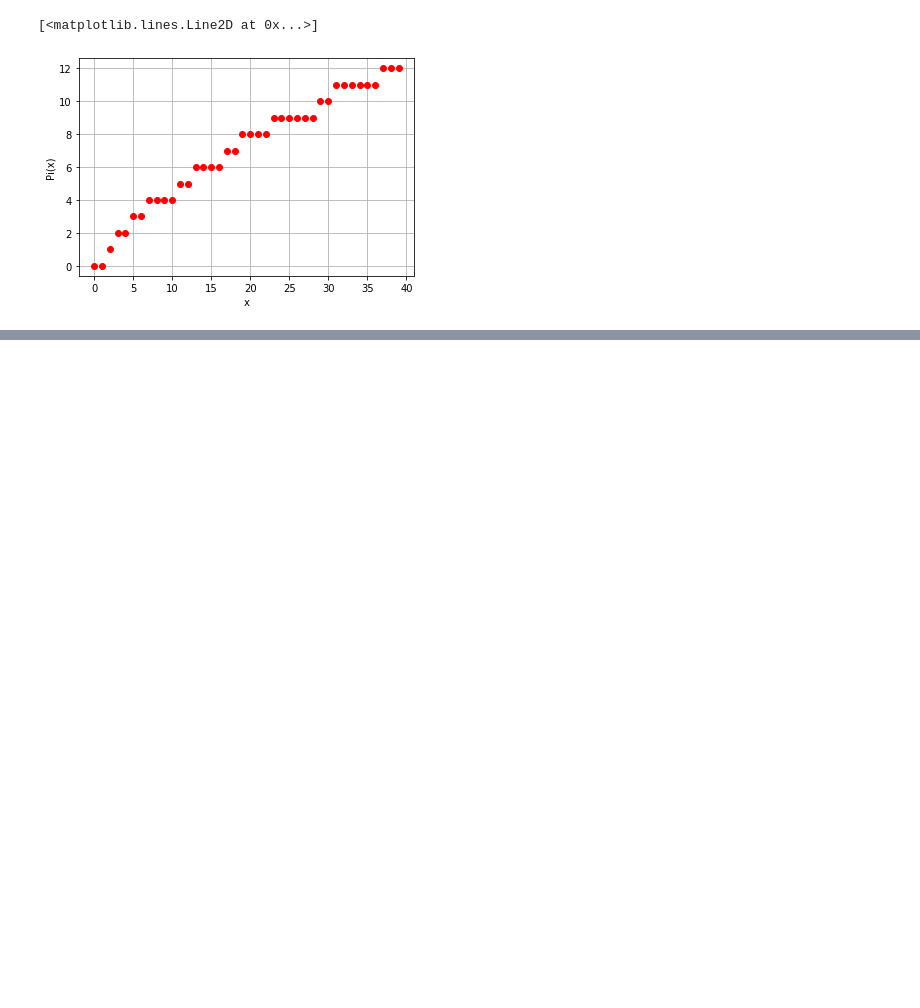
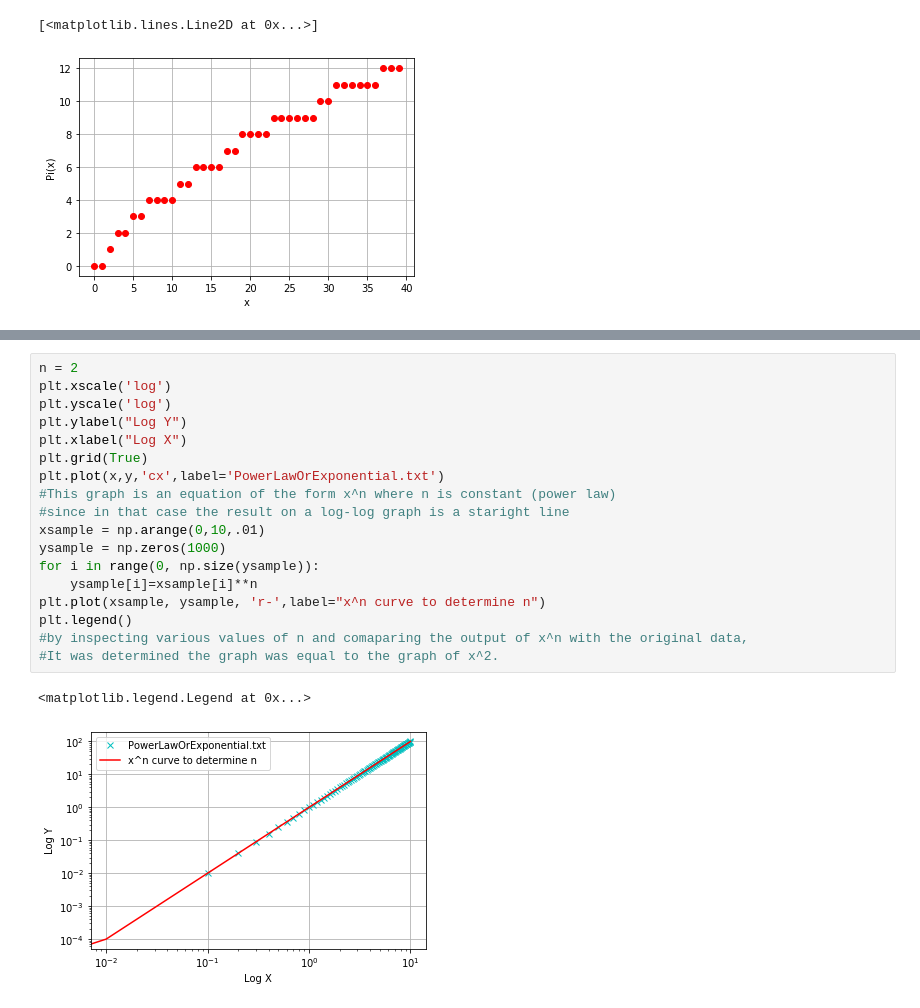
Before and after one commit to MichealHeanue/ACM20030, a Jupyter notebook: ACM20030-Assignment-1.ipynb, the cells around one changed output, grey strips where cells are left out. Drawn from its saved outputs; the diff is of its cells as text; blank space fills up the shorter version.

```diff
--- a/ACM20030-Assignment-1.ipynb
+++ b/ACM20030-Assignment-1.ipynb
@@ -76,0 +96,21 @@ plt.plot(x,Pi,'ro')
+# %%
+n = 2
+plt.xscale('log')
+plt.yscale('log')
+plt.ylabel("Log Y")
+plt.xlabel("Log X")
+plt.grid(True)
+plt.plot(x,y,'cx',label='PowerLawOrExponential.txt')
+#This graph is an equation of the form x^n where n is constant (power law)
+#since in that case the result on a log-log graph is a staright line
+xsample = np.arange(0,10,.01)
+ysample = np.zeros(1000)
+for i in range(0, np.size(ysample)):
+    ysample[i]=xsample[i]**n
+plt.plot(xsample, ysample, 'r-',label="x^n curve to determine n")
+plt.legend()
+#by inspecting various values of n and comaparing the output of x^n with the original data,
+#It was determined the graph was equal to the graph of x^2.
+# %% [output]
+<matplotlib.legend.Legend at 0x...>
+[figure, added]
```
Also changed, not shown: parts of 4 cells of this notebook.
